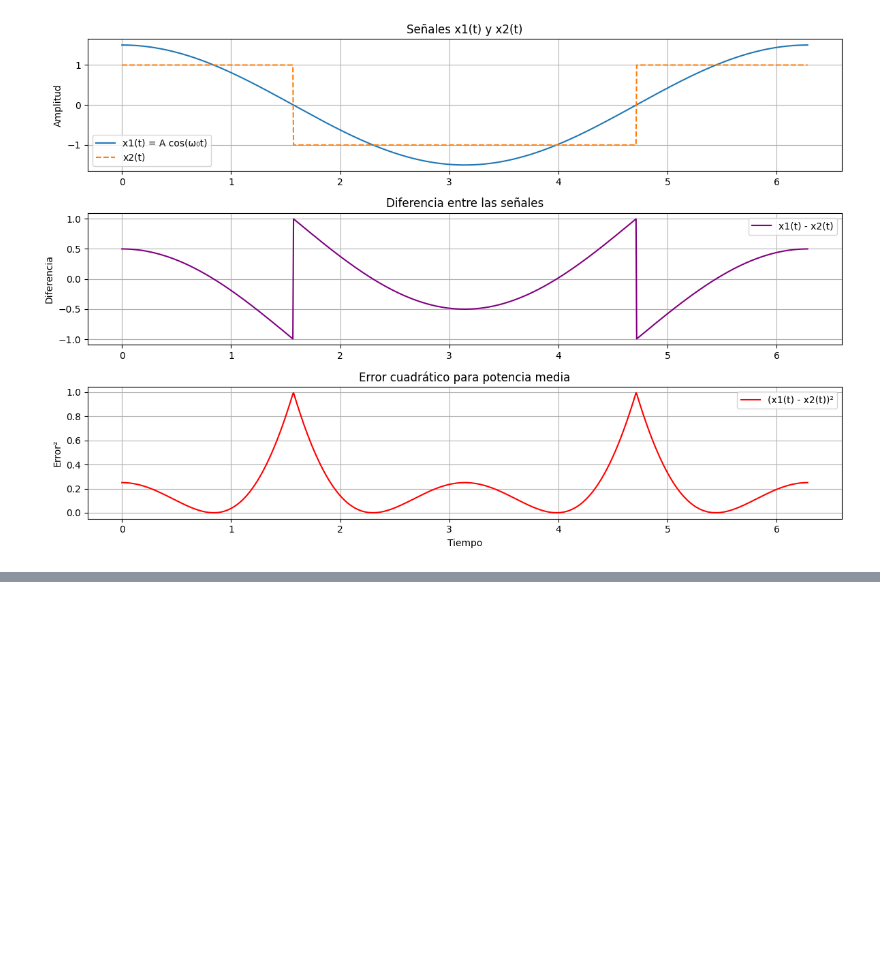
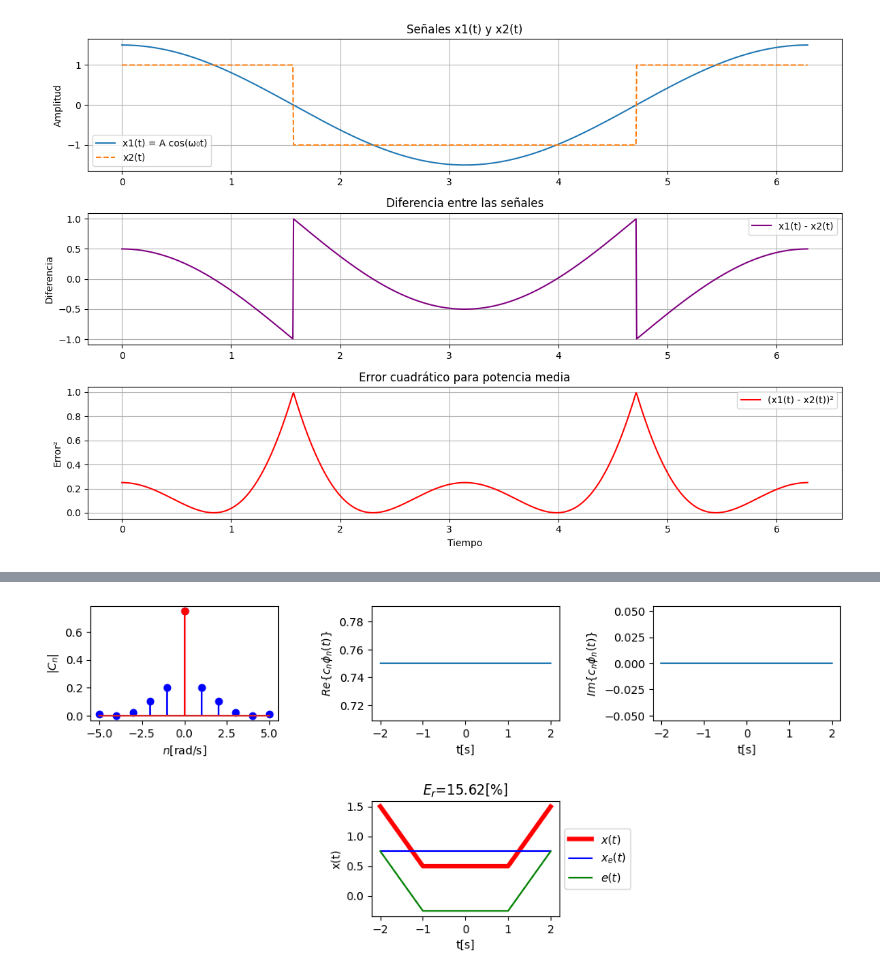
Before and after one commit to kevin-loaiza/senales_y_sistemas, a Jupyter notebook: Pacial1.ipynb, the cells around one changed output, grey strips where cells are left out. Drawn from its saved outputs; the diff is of its cells as text; code cells hidden in the pictures; blank space fills up the shorter version.

```diff
--- a/Pacial1.ipynb
+++ b/Pacial1.ipynb
@@ -325,0 +415,18 @@ Distancia media entre x1(t) y x2(t): 0.4638
+# %%
+Px = 2/3 # estimar según señal estudiada
+def pltest(Na=1):
+    ind = np.arange(N-Na,N+Na+1)
+    er = 1- np.sum(abs(Cn[ind])**2)/Px
+    #señal reconstruida
+    xe = phin[:,ind].dot(Cn[ind] ) # dot calcula el producto entre vectores
+    plt.plot(tv,xe,color='b',label='$x_e(t)$') # señal estimada o filtrada
+    plt.plot(tv,x,color='r',label='x(t)') #señal original
+    plt.title('$E_r$=%.2f[%%]' % (100*er),fontsize=16)
+    plt.xlabel('t[s]')
+    plt.ylabel('x(t)')
+    plt.grid()
+    plt.legend()
+    plt.show()
+
+    return
+interact(pltest,Na=(1,N,1))
@@ -325,0 +436,60 @@ Distancia media entre x1(t) y x2(t): 0.4638
+# %%
+from matplotlib import animation, rc
+from IPython.display import HTML
+#figura y axes animaciónx
+fig, ax = plt.subplots(2, 3,figsize=(12,5))
+#función para gráfico interactivo
+def update(n):
+    #actualización regresor Bayesiano
+    #Graficar prior
+    ax[0,0].clear()
+    ax[0,1].clear()
+    ax[0,2].clear()
+    ax[1,0].clear()
+    ax[1,1].clear()
+    ax[1,2].clear()
+
+    #espectro
+    ind = np.arange(N-n,N+n+1) #armónicos a considerar
+    ax[0,0].stem(nv, abs(Cn), 'b')#magnitud del espectro
+    ax[0,0].stem(nv[ind], abs(Cn[ind]), 'r')#magnitud del espectro
+    ax[0,0].set_xlabel(r'$n$[rad/s]')
+    ax[0,0].set_ylabel(r'$|C_n|$')
+
+    #componentes espectrales
+    ce = phin[:,ind].dot(np.diag(Cn[ind]) )
+    ax[0,1].plot(tv,np.real(ce))#componente real
+    ax[0,1].set_xlabel('t[s]')
+    ax[0,1].set_ylabel('$Re\{c_n\phi_n(t)\}$')
+
+    ax[0,2].plot(tv,np.imag(ce))#componente imaginario
+    ax[0,2].set_xlabel('t[s]')
+    ax[0,2].set_ylabel('$Im\{c_n\phi_n(t)\}$')
+
+
+
+
+    #reconstruccion
+    er = 1- np.sum(abs(Cn[ind])**2)/Px
+    #señal reconstruida
+    xe = phin[:,ind].dot(Cn[ind] ) # dot calcula el producto entre vectores
+    #error en t
+    et = x - xe
+
+    ax[1,1].plot(tv,x,'r',linewidth=4,label='$x(t)$')
+    ax[1,1].plot(tv,xe,color='b',label='$x_e(t)$') # señal estimada o filtrada
+    ax[1,1].plot(tv,et,color='g',label='$e(t)$') # señal estimada o filtrada
+    ax[1,1].set_title('$E_r$=%.2f[%%]' % (100*er))
+    ax[1,1].set_xlabel('t[s]')
+    ax[1,1].set_ylabel('x(t)')
+    ax[1,1].legend(loc='center left', bbox_to_anchor=(1, 0.5))
+    ax[1,0].axis('off')
+    ax[1,2].axis('off')
+    plt.subplots_adjust(wspace=0.5,hspace=0.7)
+    plt.show()
+
+#desplegar animación
+anim = animation.FuncAnimation(fig, update, frames=np.arange(0,N+1,1), blit=False)
+rc('animation', html='jshtml')
+# %% [output]
+[figure, added]
```
Also changed, not shown: parts of 5 cells of this notebook.
